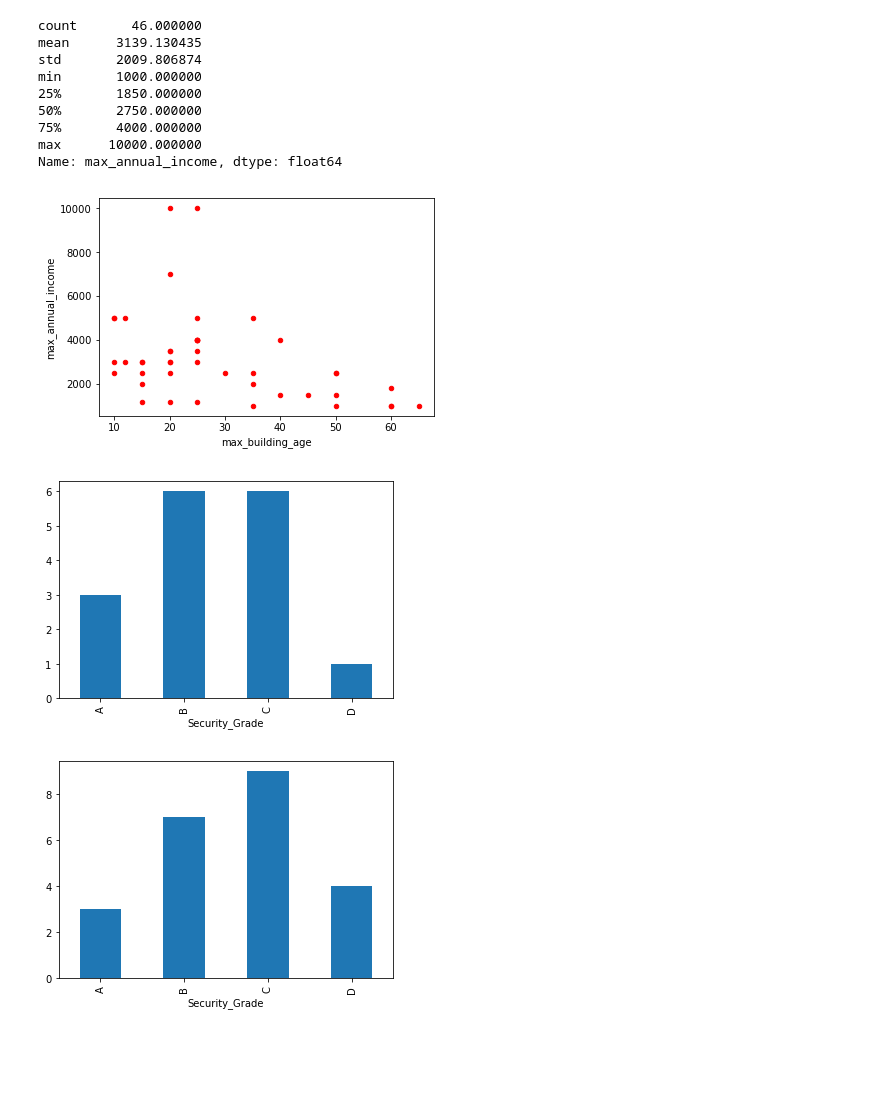
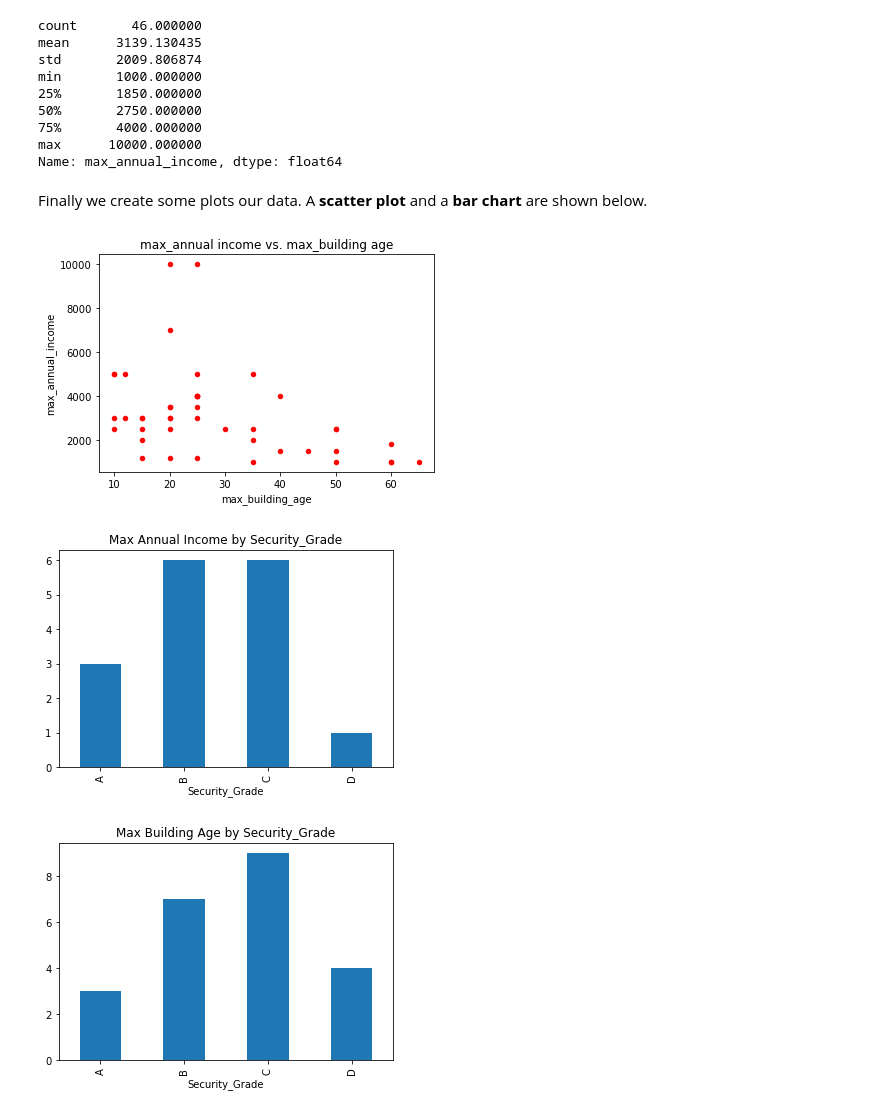
Before and after one commit to umd-cases/dcic_baltimore-notebook, a Jupyter notebook: baltimore_redlining_notebook/notebook/Baltimore .ipynb, the cells around one changed output. Saved outputs shown, nothing was run; the diff lists cells and outputs as text; code cells hidden in the pictures; blank space fills up the shorter version.

```diff
--- a/baltimore_redlining_notebook/notebook/Baltimore .ipynb
+++ b/baltimore_redlining_notebook/notebook/Baltimore .ipynb
@@ -505,6 +505,8 @@ Some aspects of __data manipulation__, altering data to make it easier to read o
 # %% [markdown]
 The values of `Area_Number` are out of order and we want these values to be sorted by `Security_Grade`.
 # %%
+# removes any additional spaces from Security_Grade
+df['Security_Grade'] = df['Security_Grade'].str.replace('[\W]','')
 # converts 'Area_Number' from type object to type 'numeric'
 df['Area_Number'] = pd.to_numeric(df['Area_Number'])
 df.ix[0:10,['Security_Grade','Area_Number']]
@@ -526,5 +528,7 @@ To do this, a new data frame called `sort_by_grade_and_area` is created using th
 # %%
-sort_by_grade_and_area = df.sort_values(['Security_Grade', 'Area_Number'])
-sort_by_grade_and_area.ix[1:10,['Security_Grade','Area_Number']]
+df = df.sort_values(by=['Security_Grade', 'Area_Number'])
+# resets the index starting from 0
+df = df.reset_index(drop=True)
+df.ix[0:10,['Security_Grade','Area_Number']]
 # %% [output]
 |  | Security_Grade | Area_Number |
@@ -619,15 +621,17 @@ import matplotlib.pyplot as plt
+# %% [markdown]
+Finally we create some plots our data. A __scatter plot__ and a __bar chart__ are shown below.
 # %%
-df.plot(kind='scatter',x='max_building_age',y='max_annual_income',color='red')
+df.plot(kind='scatter',x='max_building_age',y='max_annual_income',color='red', title='max_annual income vs. max_building age')
 plt.show()
 # %% [output]
-[figure, old version]
+[figure, new version]
 # %%
-df.groupby('Security_Grade')['max_annual_income'].nunique().plot(kind='bar')
+df.groupby('Security_Grade')['max_annual_income'].nunique().plot(kind='bar', title='Max Annual Income by Security_Grade')
 plt.show()
 # %% [output]
-[figure, old version]
+[figure, new version]
 # %%
-df.groupby('Security_Grade')['max_building_age'].nunique().plot(kind='bar')
+df.groupby('Security_Grade')['max_building_age'].nunique().plot(kind='bar', title='Max Building Age by Security_Grade')
 plt.show()
 # %% [output]
-[figure, old version]
+[figure, new version]
```
Also changed, not shown: parts of 12 cells of this notebook.
